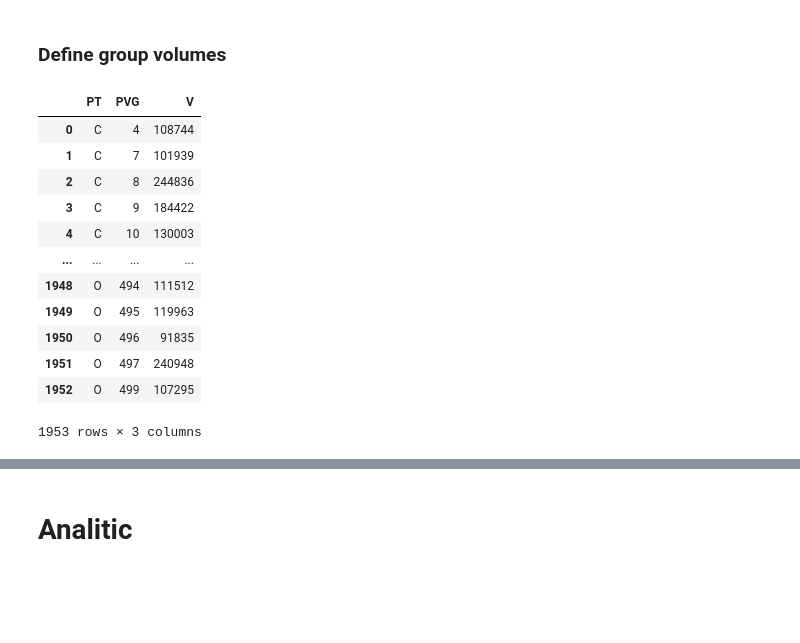
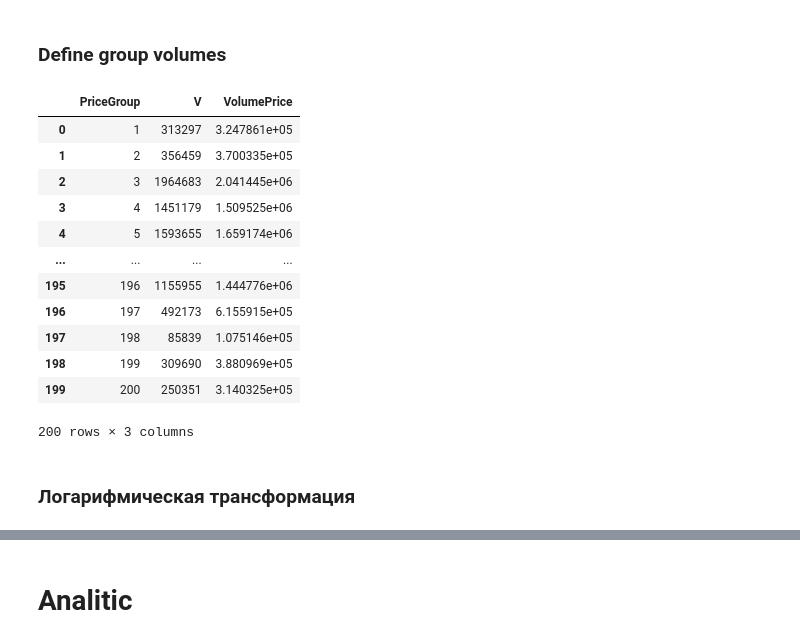
Before and after one commit to NNTrade/indicators, a Jupyter notebook: example/SupportLines/analitic.ipynb, the cells around one changed output, grey strips where cells are left out. Drawn from its saved outputs; the diff is of its cells as text; code cells hidden in the pictures; blank space fills up the shorter version.

```diff
--- a/example/SupportLines/analitic.ipynb
+++ b/example/SupportLines/analitic.ipynb
@@ -90,10 +136,9 @@ def split_into_group(from_v:float, till_v:float, group_count:int, round:int = 5)
 # %%
-group_count = 500
+group_count = 200
 # %%
-min_pv = prepared_df["PV"].min()
-max_pv = prepared_df["PV"].max()
-interval, groups = split_into_group(min_pv, max_pv, group_count)
+min_pv = prepared_df[price_value].min()
+max_pv = prepared_df[price_value].max()
+interval, groups = split_by_count(min_pv, max_pv, group_count)
 print(f'min = {min_pv}, max = {max_pv}, interval = {interval}')
-groups["Intr"] = groups["Till"] - groups["From"]
 groups
 # %% [output]
@@ -125,3 +158,0 @@ def pvg_factory(pv):
-# %%
-prepared_df["PVG"] = prepared_df["PV"].apply(lambda pv: pvg_factory(pv))
-prepared_df
@@ -141,0 +159,3 @@ prepared_df
+# %%
+prepared_df[price_value_group] = classify_price_sr_by_group(prepared_df[price_value],groups_sr=groups[group_col_name])
+prepared_df
@@ -142,19 +176,21 @@ prepared_df
 # %% [markdown]
 ### Define group volumes
 # %%
-grouped_df = prepared_df[["PVG","PT","V"]].groupby(["PT","PVG"]).sum().reset_index()
+grouped_df = prepared_df[[price_value_group,vol,volume_price_col_name]].groupby([price_value_group]).sum().reset_index()
 grouped_df
 # %% [output]
-|  | PT | PVG | V |
-| 0 | C | 4 | 108744 |
-| 1 | C | 7 | 101939 |
-| 2 | C | 8 | 244836 |
-| 3 | C | 9 | 184422 |
-| 4 | C | 10 | 130003 |
+|  | PriceGroup | V | VolumePrice |
+| 0 | 1 | 313297 | 3.247861e+05 |
+| 1 | 2 | 356459 | 3.700335e+05 |
+| 2 | 3 | 1964683 | 2.041445e+06 |
+| 3 | 4 | 1451179 | 1.509525e+06 |
+| 4 | 5 | 1593655 | 1.659174e+06 |
 | ... | ... | ... | ... |
-| 1948 | O | 494 | 111512 |
-| 1949 | O | 495 | 119963 |
-| 1950 | O | 496 | 91835 |
-| 1951 | O | 497 | 240948 |
-| 1952 | O | 499 | 107295 |
+| 195 | 196 | 1155955 | 1.444776e+06 |
+| 196 | 197 | 492173 | 6.155915e+05 |
+| 197 | 198 | 85839 | 1.075146e+05 |
+| 198 | 199 | 309690 | 3.880969e+05 |
+| 199 | 200 | 250351 | 3.140325e+05 |
-1953 rows × 3 columns
+200 rows × 3 columns
+# %% [markdown]
+### Логарифмическая трансформация
```
Also changed, not shown: parts of 29 cells of this notebook, 8 other files.
